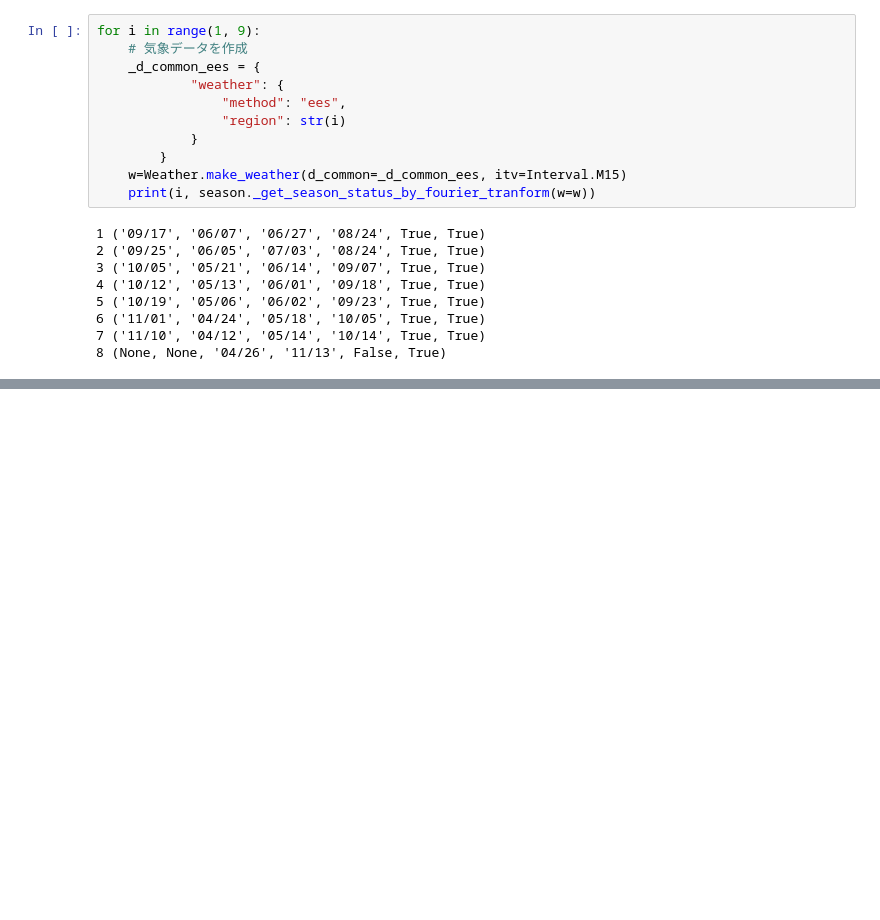
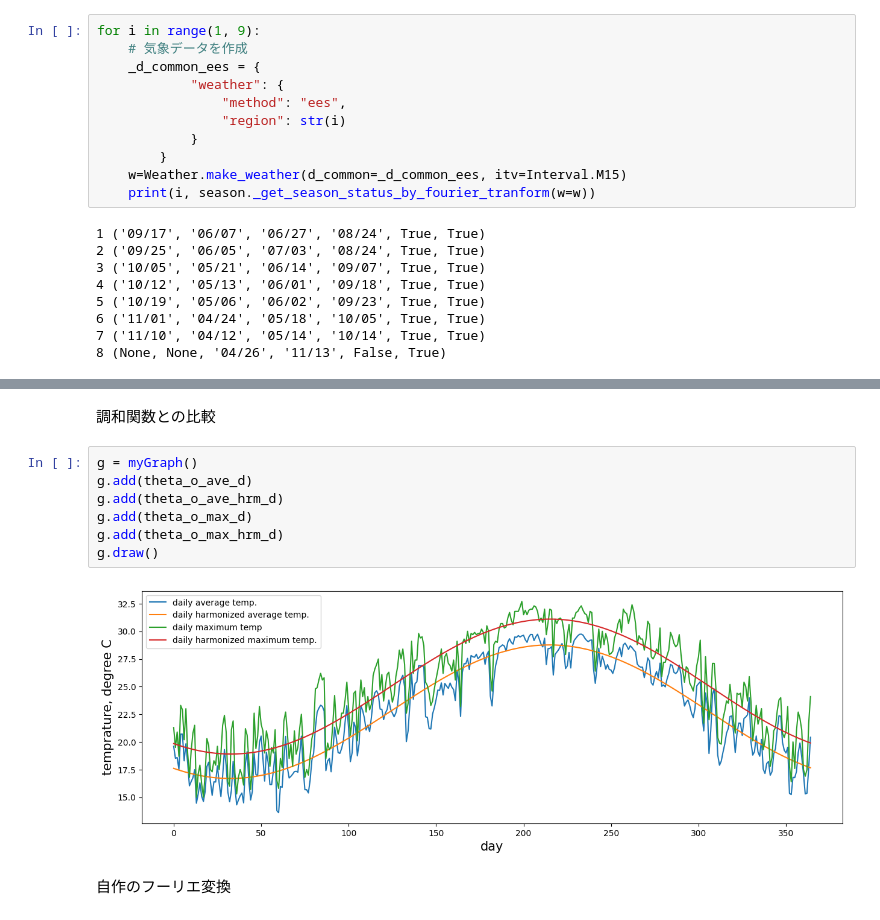
Before and after one commit to BRI-EES-House/heat_load_calc, a Jupyter notebook: notebook/module/season.ipynb, the cells around one changed output, grey strips where cells are left out. Drawn from its saved outputs; the diff is of its cells as text; blank space fills up the shorter version.

```diff
--- a/notebook/module/season.ipynb
+++ b/notebook/module/season.ipynb
@@ -113,0 +124,13 @@ Text(0, 0.5, 'temprature, degree C')
+# %% [markdown]
+調和関数との比較
+# %%
+g = myGraph()
+g.add(theta_o_ave_d)
+g.add(theta_o_ave_hrm_d)
+g.add(theta_o_max_d)
+g.add(theta_o_max_hrm_d)
+g.draw()
+# %% [output]
+[figure, added]
+# %% [markdown]
+自作のフーリエ変換
```
Also changed, not shown: parts of 24 cells of this notebook.
